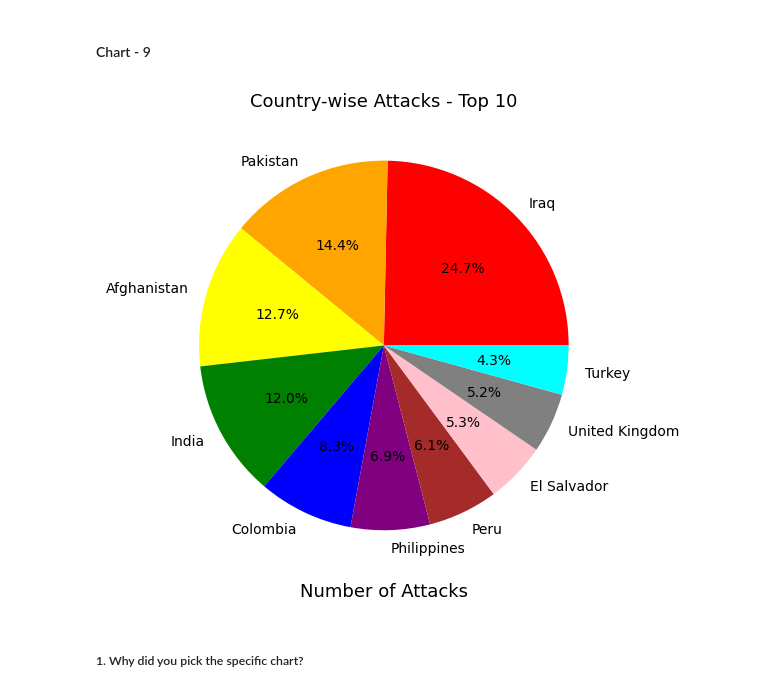
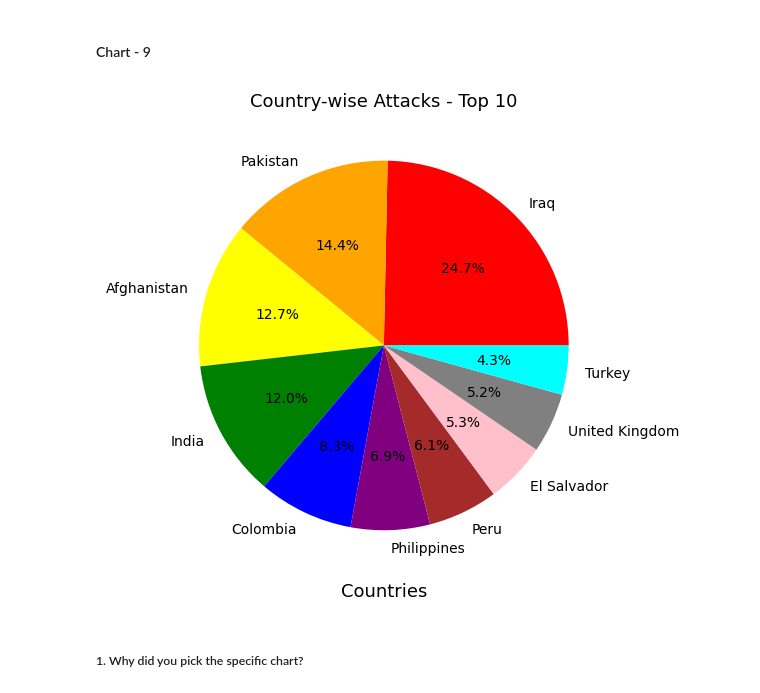
Before and after one commit to Amrit007-droid/Global-Terrorism-Dataset-EDA-, a Jupyter notebook: Global_Terrorism_Dataset_EDA_submission_.ipynb, the cells around one changed output. Cells and saved outputs as stored; diff of their text form; code cells hidden in the pictures.

```diff
--- a/Global_Terrorism_Dataset_EDA_submission_.ipynb
+++ b/Global_Terrorism_Dataset_EDA_submission_.ipynb
@@ -912,17 +912,17 @@ Name: Country, dtype: int64
 # %%
 # Chart - 9 visualization code
 plt.figure(figsize=(15, 6))
 ct.plot(kind="pie", autopct='%1.1f%%', colors=["red", "orange", "yellow", "green", "blue", "purple", "brown", "pink", "gray", "cyan"])
 
 # Adding title and labels
 plt.title("Country-wise Attacks - Top 10", fontsize=13)
-plt.xlabel("Number of Attacks", fontsize=13)
+plt.xlabel("Countries", fontsize=13)
 plt.ylabel("")  # Empty ylabel for better aesthetics
 
 # Display the chart
 plt.show()
 # %% [output]
-[figure, old version]
+[figure, new version]
 # %% [markdown]
 ##### 1. Why did you pick the specific chart?
 # %% [markdown]
```
Also changed, not shown: parts of 35 cells of this notebook.
